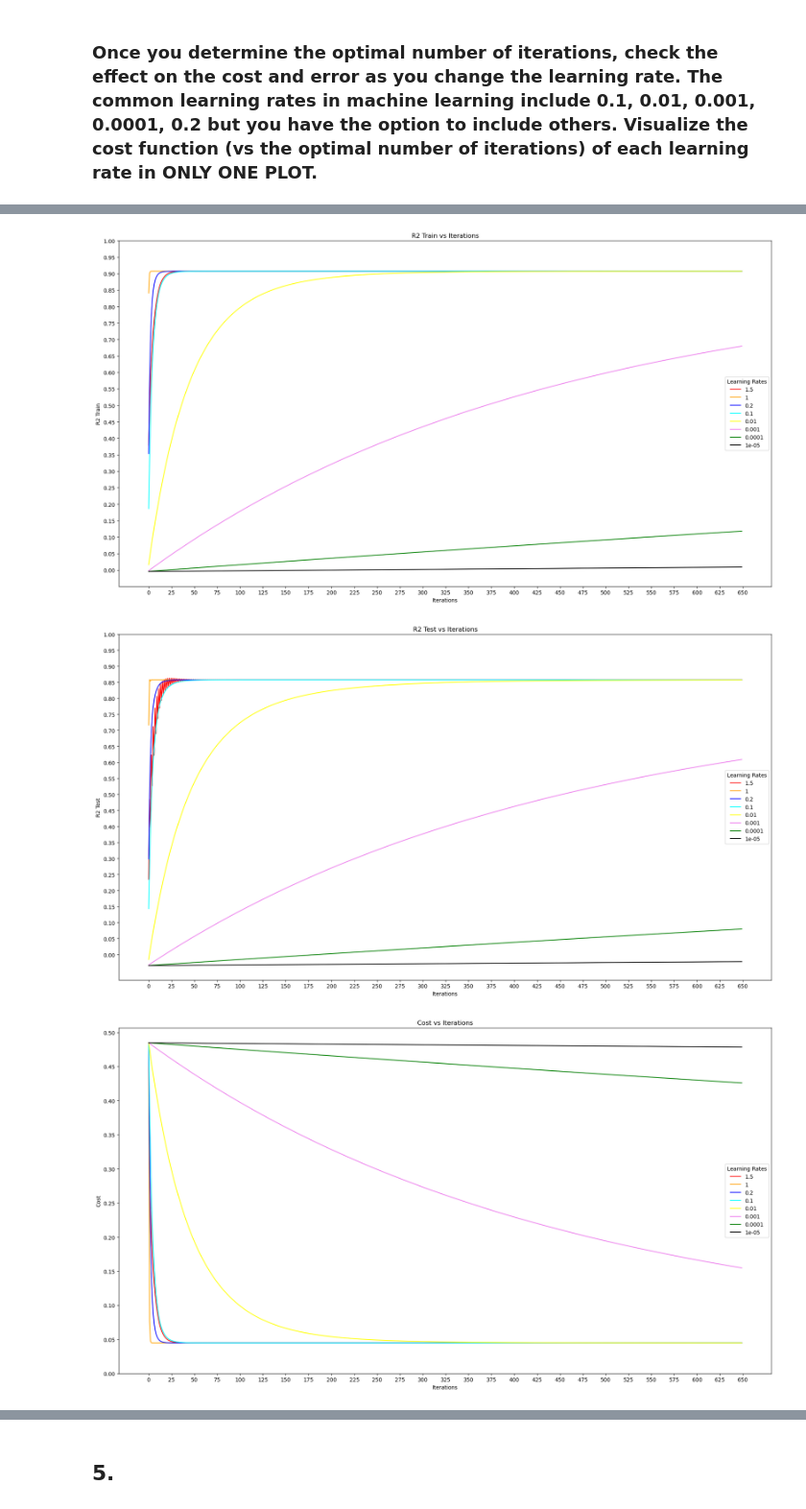
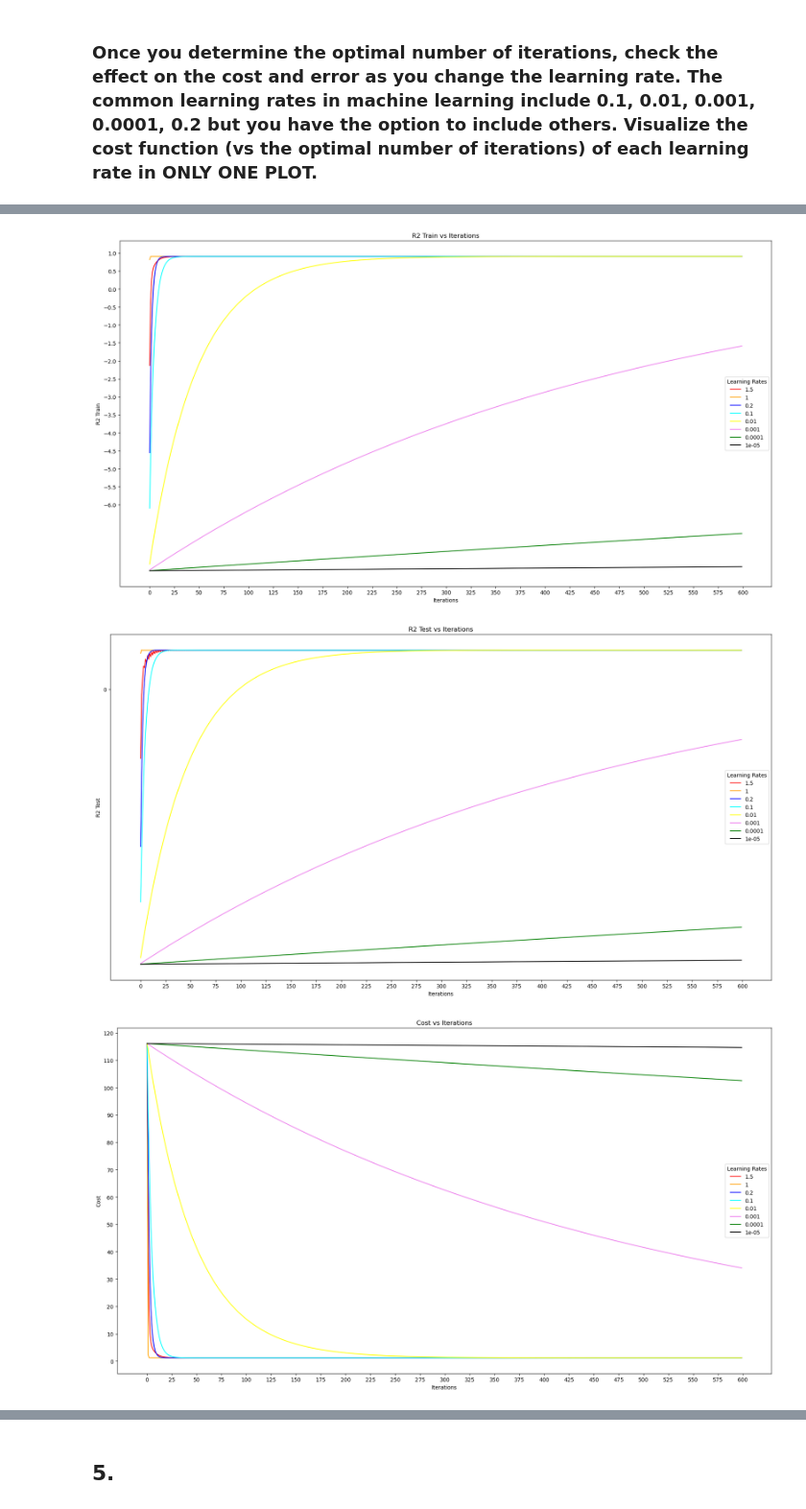
Before and after one commit to Pawmsdayl/CMSC197, a Jupyter notebook: Assignment2/[hw3].ipynb, the cells around one changed output, grey strips where cells are left out. Shown at 96% size. Saved outputs shown, nothing was run; the diff lists cells and outputs as text; code cells hidden in the pictures.

```diff
--- a/Assignment2/[hw3].ipynb
+++ b/Assignment2/[hw3].ipynb
@@ -77,19 +81,19 @@ raw_data.head()
 # %%
 # standardization functions
 
-def scale(original, feature='sales'):
-    scaled_data = (original - raw_data[feature].mean()) / raw_data[feature].std()
+def scale(unscaled, feature='sales'):
+    scaled_data = (unscaled - raw_data[feature].mean()) / raw_data[feature].std()
     return scaled_data
 
-def calculate_orig(scaled, feature='sales'):
-    calculated_original = scaled * raw_data[feature].std() + raw_data[feature].mean()
-    return calculated_original
+def unscale(scaled, feature='sales'):
+    unscaled = scaled * raw_data[feature].std() + raw_data[feature].mean()
+    return unscaled
 # %%
-# scale data
+# scale predictors
 
 scaled_data = raw_data.copy()
 
-for col in raw_data.columns:
+for col in ['tv', 'radio', 'newspaper']:
     scaled_data[col] = raw_data[col].apply(lambda x: scale(x, feature=col))
 
 scaled_data.head()
@@ -519,7 +521,7 @@ Kumar, A. (2023 Dec 29). *Mean Squared Error or R-Squared – Which one to use?*
 lr_history = {}
 
 # parameters
-num_iterations = 650
+num_iterations = 600
 learning_rates = [1.5, 1, 0.2, 0.1, 0.01, 0.001, 0.0001, 0.00001]
 
 for lr in learning_rates:
@@ -557,9 +559,9 @@ for i in range (len(learning_rates)):
 plt.title('MSE Train vs Iterations')
 plt.xlabel('Iterations')
 plt.ylabel('MSE Train')
-y_ticks_max = max([max(lr_history[lr]['mse_train']) for lr in learning_rates]) + y_step
-plt.xticks(np.arange(0, num_iterations + 1, step = x_step))
-plt.yticks(np.arange(0, y_ticks_max, step = y_step))
+y_ticks_max = max([max(lr_history[lr]['mse_train']) for lr in learning_rates]) + mse_step
+plt.xticks(np.arange(0, num_iterations + 1, step = iter_step))
+plt.yticks(np.arange(0, y_ticks_max, step = mse_step))
 plt.legend(title='Learning Rates')
 plt.tight_layout()
 plt.show()
@@ -576,9 +578,9 @@ for i in range (len(learning_rates)):
 plt.title('MSE Test vs Iterations')
 plt.xlabel('Iterations')
 plt.ylabel('MSE Test')
-y_ticks_max = max([max(lr_history[lr]['mse_test']) for lr in learning_rates]) + y_step
-plt.xticks(np.arange(0, num_iterations + 1, step = x_step))
-plt.yticks(np.arange(0, y_ticks_max, step = y_step))
+y_ticks_max = max([max(lr_history[lr]['mse_test']) for lr in learning_rates]) + mse_step
+plt.xticks(np.arange(0, num_iterations + 1, step = iter_step))
+plt.yticks(np.arange(0, y_ticks_max, step = mse_step))
 plt.legend(title='Learning Rates')
 plt.tight_layout()
 plt.show()
@@ -595,8 +597,8 @@ for i in range (len(learning_rates)):
 plt.title('R2 Train vs Iterations')
 plt.xlabel('Iterations')
 plt.ylabel('R2 Train')
-plt.yticks(np.arange(0, 1.05, step = y_step))
-plt.xticks(np.arange(0, num_iterations + 1, step = x_step))
+plt.yticks(np.arange(round(min(iteration_history['r2_test']) - r2_step), 1 + r2_step, step = r2_step))
+plt.xticks(np.arange(0, num_iterations + 1, step = iter_step))
 plt.legend(title='Learning Rates')
 plt.tight_layout()
 plt.show()
@@ -613,8 +615,8 @@ for i in range (len(learning_rates)):
 plt.title('R2 Test vs Iterations')
 plt.xlabel('Iterations')
 plt.ylabel('R2 Test')
-plt.yticks(np.arange(0, 1.05, step = y_step))
-plt.xticks(np.arange(0, num_iterations + 1, step = x_step))
+plt.yticks(np.arange(0, 1.05, step = mse_step))
+plt.xticks(np.arange(0, num_iterations + 1, step = iter_step))
 plt.legend(title='Learning Rates')
 plt.tight_layout()
 plt.show()
@@ -631,9 +633,9 @@ for i in range (len(learning_rates)):
 plt.title('Cost vs Iterations')
 plt.xlabel('Iterations')
 plt.ylabel('Cost')
-y_ticks_max = max([max(lr_history[lr]['cost']) for lr in learning_rates]) + y_step
-plt.xticks(np.arange(0, num_iterations + 1, step = x_step))
-plt.yticks(np.arange(0, y_ticks_max, step = y_step))
+y_ticks_max = max([max(lr_history[lr]['cost']) for lr in learning_rates]) + mse_step
+plt.xticks(np.arange(0, num_iterations + 1, step = iter_step))
+plt.yticks(np.arange(0, y_ticks_max, step = mse_step))
 plt.legend(title='Learning Rates')
 plt.tight_layout()
 plt.show()
@@ -643,6 +645,6 @@ plt.show()
-[figure, old version]
+[figure, new version]
-[figure, old version]
+[figure, new version]
-[figure, old version]
+[figure, new version]
 # %%
 # store final results
 lr_metric_values = {
```
Also changed, not shown: parts of 28 cells of this notebook.
